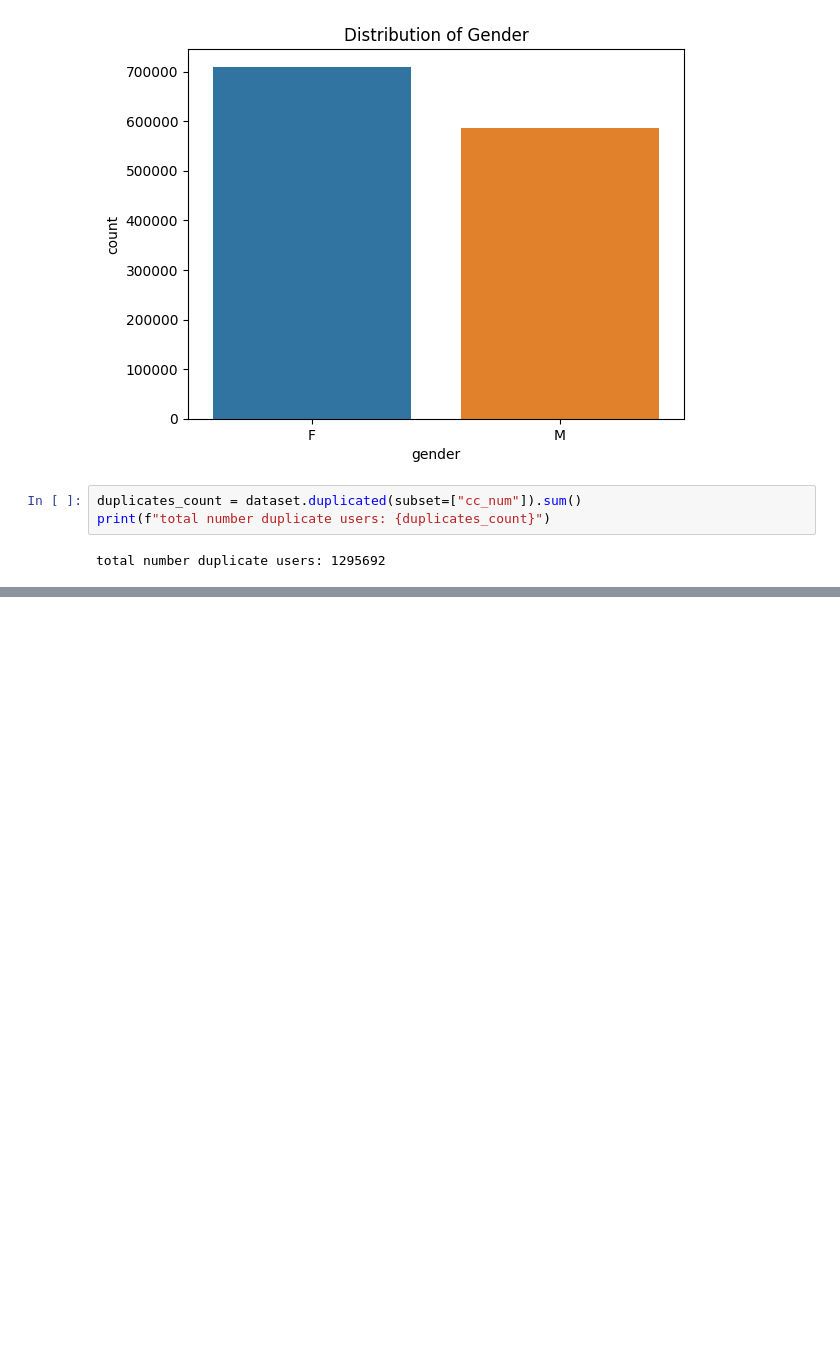
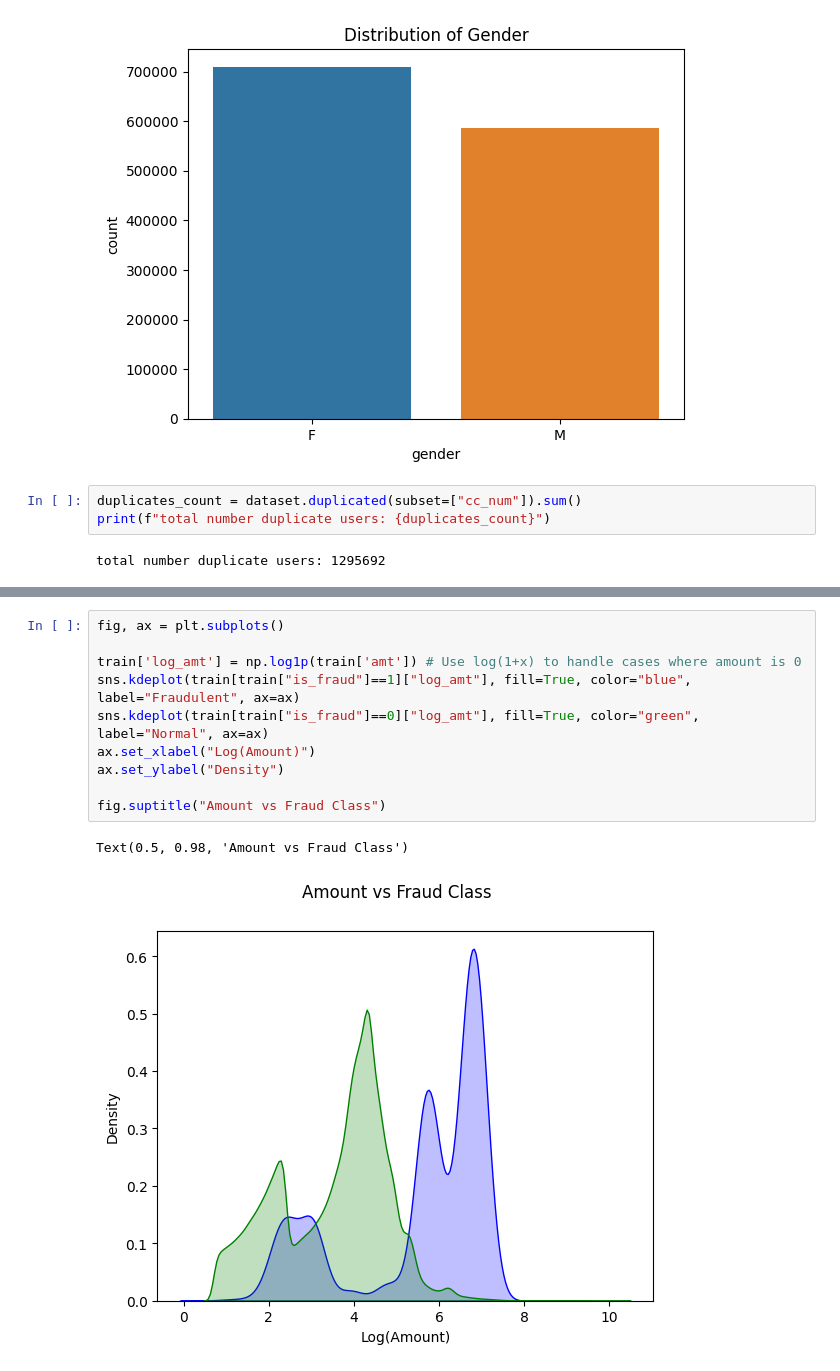
Before and after one commit to jwjwwjwj/BT4012, a Jupyter notebook: main.ipynb, the cells around one changed output, grey strips where cells are left out. Drawn from its saved outputs; the diff is of its cells as text; blank space fills up the shorter version.

```diff
--- a/main.ipynb
+++ b/main.ipynb
@@ -118,0 +122,13 @@ Text(0.5, 0.98, 'Age vs Fraud Class')
+# %%
+fig, ax = plt.subplots()
+
+train['log_amt'] = np.log1p(train['amt']) # Use log(1+x) to handle cases where amount is 0
+sns.kdeplot(train[train["is_fraud"]==1]["log_amt"], fill=True, color="blue", label="Fraudulent", ax=ax)
+sns.kdeplot(train[train["is_fraud"]==0]["log_amt"], fill=True, color="green", label="Normal", ax=ax)
+ax.set_xlabel("Log(Amount)")
+ax.set_ylabel("Density")
+
+fig.suptitle("Amount vs Fraud Class")
+# %% [output]
+Text(0.5, 0.98, 'Amount vs Fraud Class')
+[figure, added]
```
Also changed, not shown: parts of 6 cells of this notebook.
